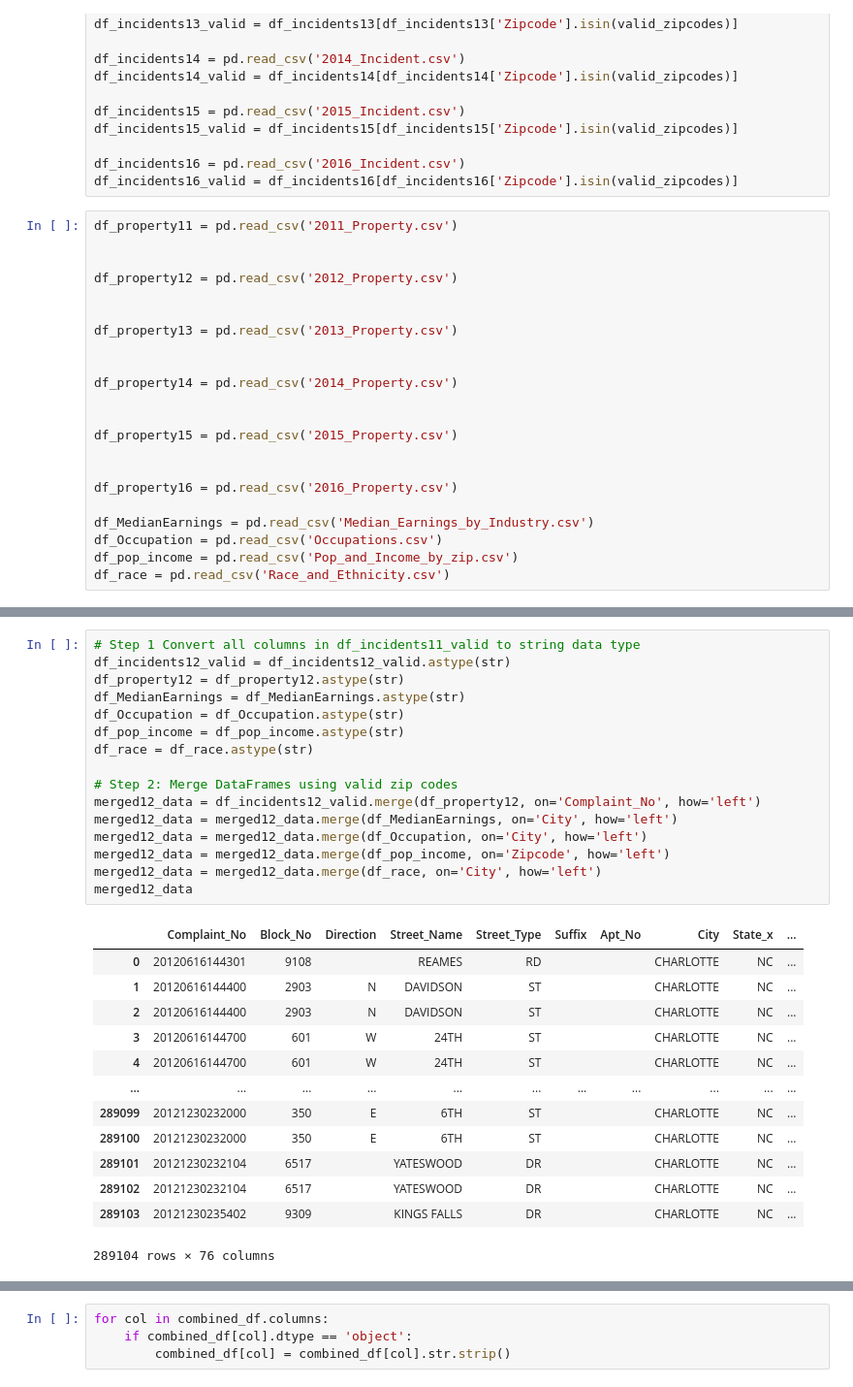
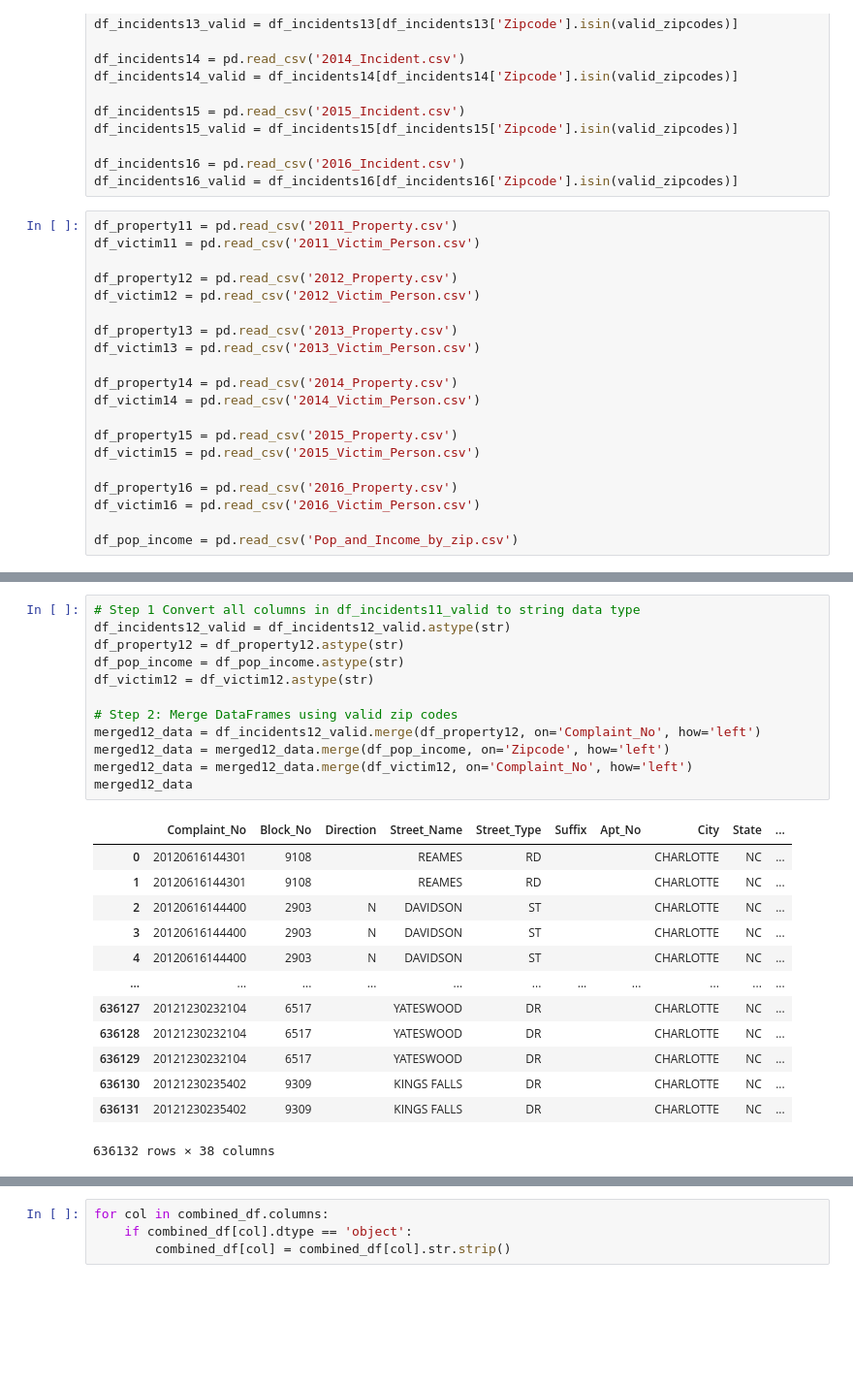
Before and after one commit to trevm03/Project3, a Jupyter notebook: studio3project_jrt.ipynb, the cells around one changed output, grey strips where cells are left out. Shown at 97% size. Saved outputs shown, nothing was run; the diff lists cells and outputs as text; blank space fills up the shorter version.

```diff
--- a/studio3project_jrt.ipynb
+++ b/studio3project_jrt.ipynb
@@ -27,26 +27,24 @@ df_incidents16 = pd.read_csv('2016_Incident.csv')
 df_incidents16_valid = df_incidents16[df_incidents16['Zipcode'].isin(valid_zipcodes)]
 # %%
 df_property11 = pd.read_csv('2011_Property.csv')
-
+df_victim11 = pd.read_csv('2011_Victim_Person.csv')
 
 df_property12 = pd.read_csv('2012_Property.csv')
-
+df_victim12 = pd.read_csv('2012_Victim_Person.csv')
 
 df_property13 = pd.read_csv('2013_Property.csv')
-
+df_victim13 = pd.read_csv('2013_Victim_Person.csv')
 
 df_property14 = pd.read_csv('2014_Property.csv')
-
+df_victim14 = pd.read_csv('2014_Victim_Person.csv')
 
 df_property15 = pd.read_csv('2015_Property.csv')
-
+df_victim15 = pd.read_csv('2015_Victim_Person.csv')
 
 df_property16 = pd.read_csv('2016_Property.csv')
+df_victim16 = pd.read_csv('2016_Victim_Person.csv')
 
-df_MedianEarnings = pd.read_csv('Median_Earnings_by_Industry.csv')
-df_Occupation = pd.read_csv('Occupations.csv')
 df_pop_income = pd.read_csv('Pop_and_Income_by_zip.csv')
-df_race = pd.read_csv('Race_and_Ethnicity.csv')
 # %%
 # Step 1 Convert all columns in df_incidents11_valid to string data type
 df_incidents11_valid = df_incidents11_valid.astype(str)
@@ -80,33 +74,29 @@ merged11_data
 # %%
 # Step 1 Convert all columns in df_incidents11_valid to string data type
 df_incidents12_valid = df_incidents12_valid.astype(str)
 df_property12 = df_property12.astype(str)
-df_MedianEarnings = df_MedianEarnings.astype(str)
-df_Occupation = df_Occupation.astype(str)
 df_pop_income = df_pop_income.astype(str)
-df_race = df_race.astype(str)
+df_victim12 = df_victim12.astype(str)
 
 # Step 2: Merge DataFrames using valid zip codes
 merged12_data = df_incidents12_valid.merge(df_property12, on='Complaint_No', how='left')
-merged12_data = merged12_data.merge(df_MedianEarnings, on='City', how='left')
-merged12_data = merged12_data.merge(df_Occupation, on='City', how='left')
 merged12_data = merged12_data.merge(df_pop_income, on='Zipcode', how='left')
-merged12_data = merged12_data.merge(df_race, on='City', how='left')
+merged12_data = merged12_data.merge(df_victim12, on='Complaint_No', how='left')
 merged12_data
 # %% [output]
-|  | Complaint_No | Block_No | Direction | Street_Name | Street_Type | Suffix | Apt_No | City | State_x | ... |
+|  | Complaint_No | Block_No | Direction | Street_Name | Street_Type | Suffix | Apt_No | City | State | ... |
 | 0 | 20120616144301 | 9108 |  | REAMES | RD |  |  | CHARLOTTE | NC | ... |
-| 1 | 20120616144400 | 2903 | N | DAVIDSON | ST |  |  | CHARLOTTE | NC | ... |
+| 1 | 20120616144301 | 9108 |  | REAMES | RD |  |  | CHARLOTTE | NC | ... |
 | 2 | 20120616144400 | 2903 | N | DAVIDSON | ST |  |  | CHARLOTTE | NC | ... |
-| 3 | 20120616144700 | 601 | W | 24TH | ST |  |  | CHARLOTTE | NC | ... |
-| 4 | 20120616144700 | 601 | W | 24TH | ST |  |  | CHARLOTTE | NC | ... |
+| 3 | 20120616144400 | 2903 | N | DAVIDSON | ST |  |  | CHARLOTTE | NC | ... |
+| 4 | 20120616144400 | 2903 | N | DAVIDSON | ST |  |  | CHARLOTTE | NC | ... |
 | ... | ... | ... | ... | ... | ... | ... | ... | ... | ... | ... |
-| 289099 | 20121230232000 | 350 | E | 6TH | ST |  |  | CHARLOTTE | NC | ... |
-| 289100 | 20121230232000 | 350 | E | 6TH | ST |  |  | CHARLOTTE | NC | ... |
-| 289101 | 20121230232104 | 6517 |  | YATESWOOD | DR |  |  | CHARLOTTE | NC | ... |
-| 289102 | 20121230232104 | 6517 |  | YATESWOOD | DR |  |  | CHARLOTTE | NC | ... |
-| 289103 | 20121230235402 | 9309 |  | KINGS FALLS | DR |  |  | CHARLOTTE | NC | ... |
+| 636127 | 20121230232104 | 6517 |  | YATESWOOD | DR |  |  | CHARLOTTE | NC | ... |
+| 636128 | 20121230232104 | 6517 |  | YATESWOOD | DR |  |  | CHARLOTTE | NC | ... |
+| 636129 | 20121230232104 | 6517 |  | YATESWOOD | DR |  |  | CHARLOTTE | NC | ... |
+| 636130 | 20121230235402 | 9309 |  | KINGS FALLS | DR |  |  | CHARLOTTE | NC | ... |
+| 636131 | 20121230235402 | 9309 |  | KINGS FALLS | DR |  |  | CHARLOTTE | NC | ... |
-289104 rows × 76 columns
+636132 rows × 38 columns
 # %%
 # Step 1 Convert all columns in df_incidents11_valid to string data type
 df_incidents13_valid = df_incidents13_valid.astype(str)
```
Also changed, not shown: parts of 18 cells of this notebook.
